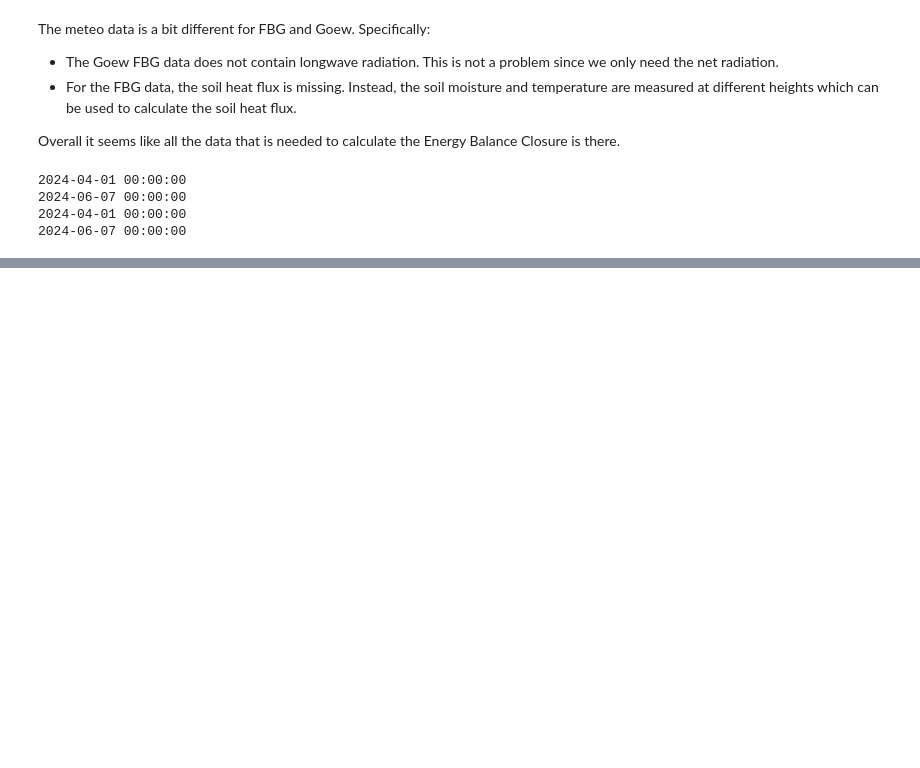
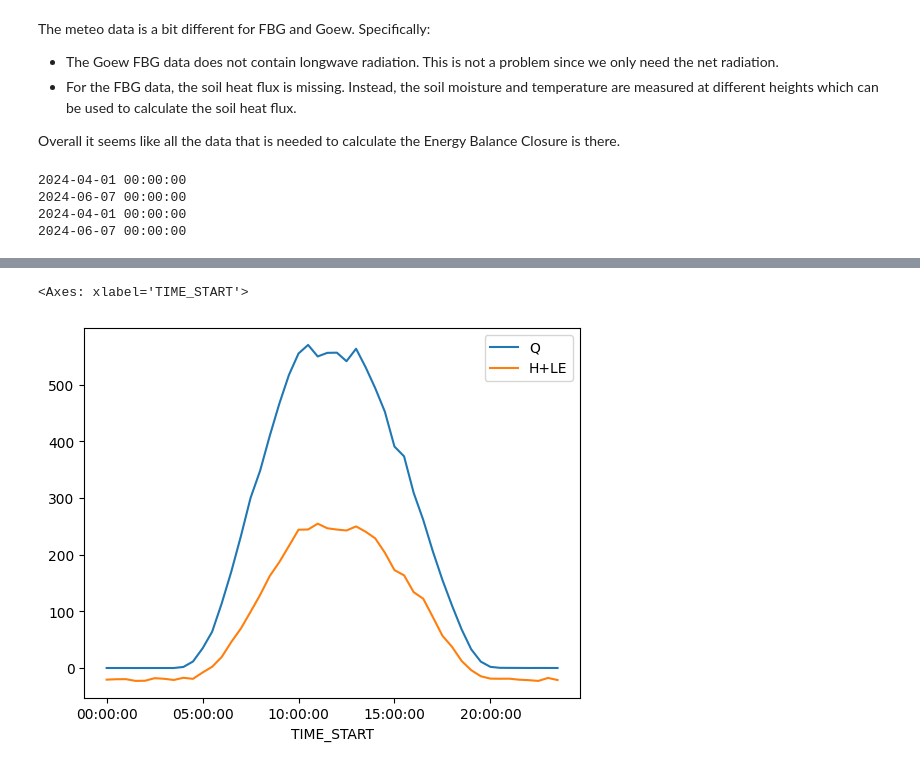
Before and after one commit to justusm00/ebc-project, a Jupyter notebook: data_2024/analysis_2024.ipynb, the cells around one changed output, grey strips where cells are left out. Cells and saved outputs as stored; diff of their text form; code cells hidden in the pictures; blank space fills up the shorter version.

```diff
--- a/data_2024/analysis_2024.ipynb
+++ b/data_2024/analysis_2024.ipynb
@@ -155,0 +204,5 @@ fluxes_goew.boxplot(column="H_f", ax=axs[3, 1])
+# %%
+df_goew[["Q", "H+LE"]].plot()
+# %% [output]
+<Axes: xlabel='TIME_START'>
+[figure, added]
```
Also changed, not shown: parts of 6 cells of this notebook, 5 other files.
